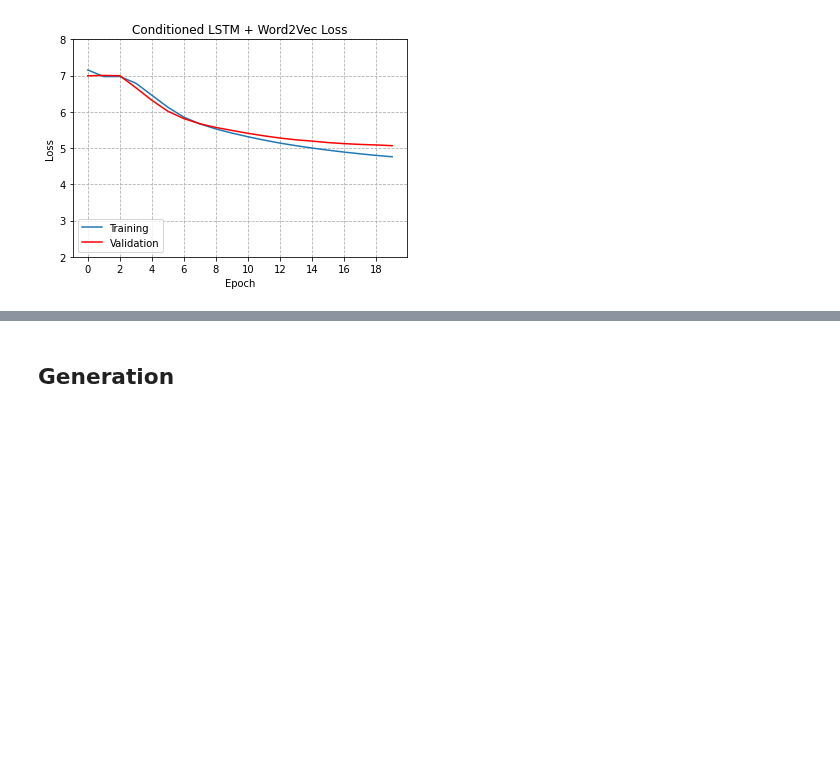
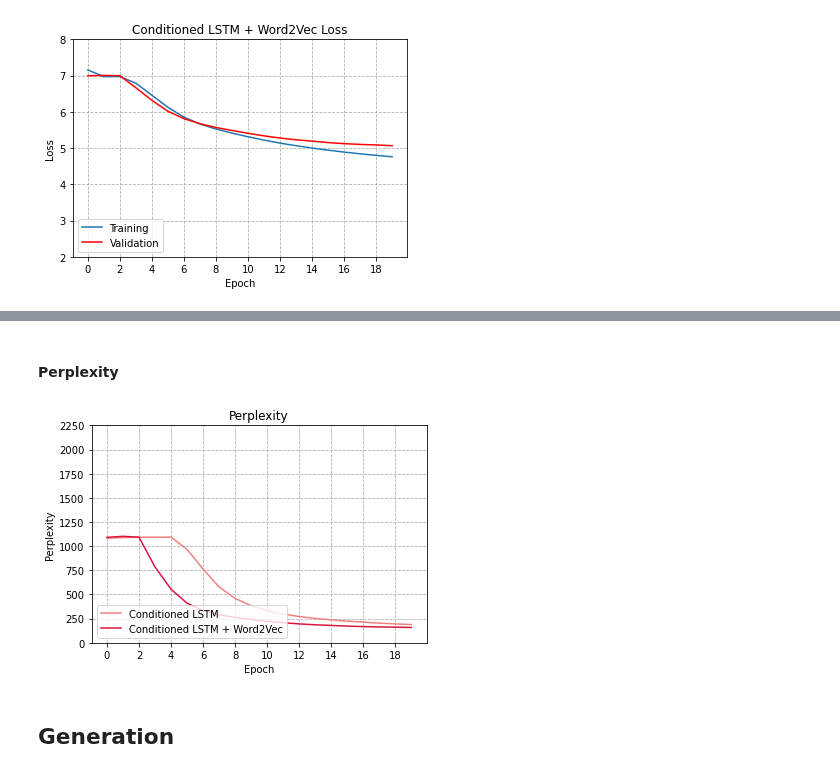
Before and after one commit to giuseppebaldini/paper-abstract-generator, a Jupyter notebook: model.ipynb, the cells around one changed output, grey strips where cells are left out. Drawn from its saved outputs; the diff is of its cells as text; code cells hidden in the pictures; blank space fills up the shorter version.

```diff
--- a/model.ipynb
+++ b/model.ipynb
@@ -499,6 +480,10 @@ train_loss_w2v, val_loss_w2v
   5.101137343319979,
   5.08600345958363,
   5.065771007537842])
+# %%
+cond_lstm_perp = np.exp(np.array(val_loss))
+# %%
+cond_lstm_w2v_perp = np.exp(np.array(val_loss_w2v))
 # %% [markdown]
 #### Model losses
 # %%
@@ -536,3 +539,21 @@ plt.savefig('plots/cond_lstm_w2v_loss.png')
+# %% [markdown]
+#### Perplexity
+# %%
+plt.plot(cond_lstm_perp, 'lightcoral')
+plt.plot(cond_lstm_w2v_perp, 'crimson')
+
+plt.title('Perplexity')
+plt.ylabel('Perplexity')
+plt.xlabel('Epoch')
+plt.legend(['Conditioned LSTM', 'Conditioned LSTM + Word2Vec'], loc='lower left')
+
+plt.yticks(range(0,2500,250))
+plt.xticks(range(0,20,2))
+plt.grid(linestyle='--')
+
+plt.savefig('plots/cond_perplexity.png')
+# %% [output]
+[figure, added]
 # %% [markdown]
 ## Generation
 # %%
```
Also changed, not shown: parts of 5 cells of this notebook.
